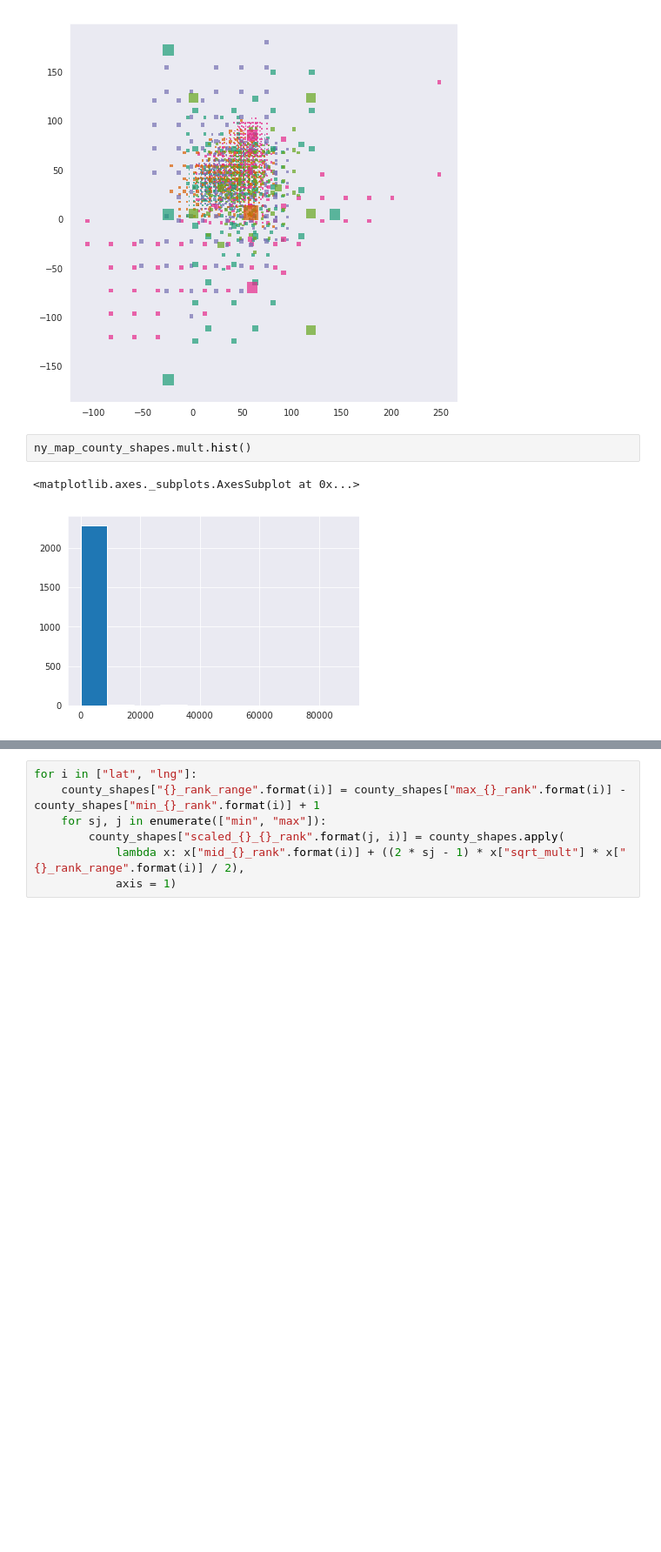
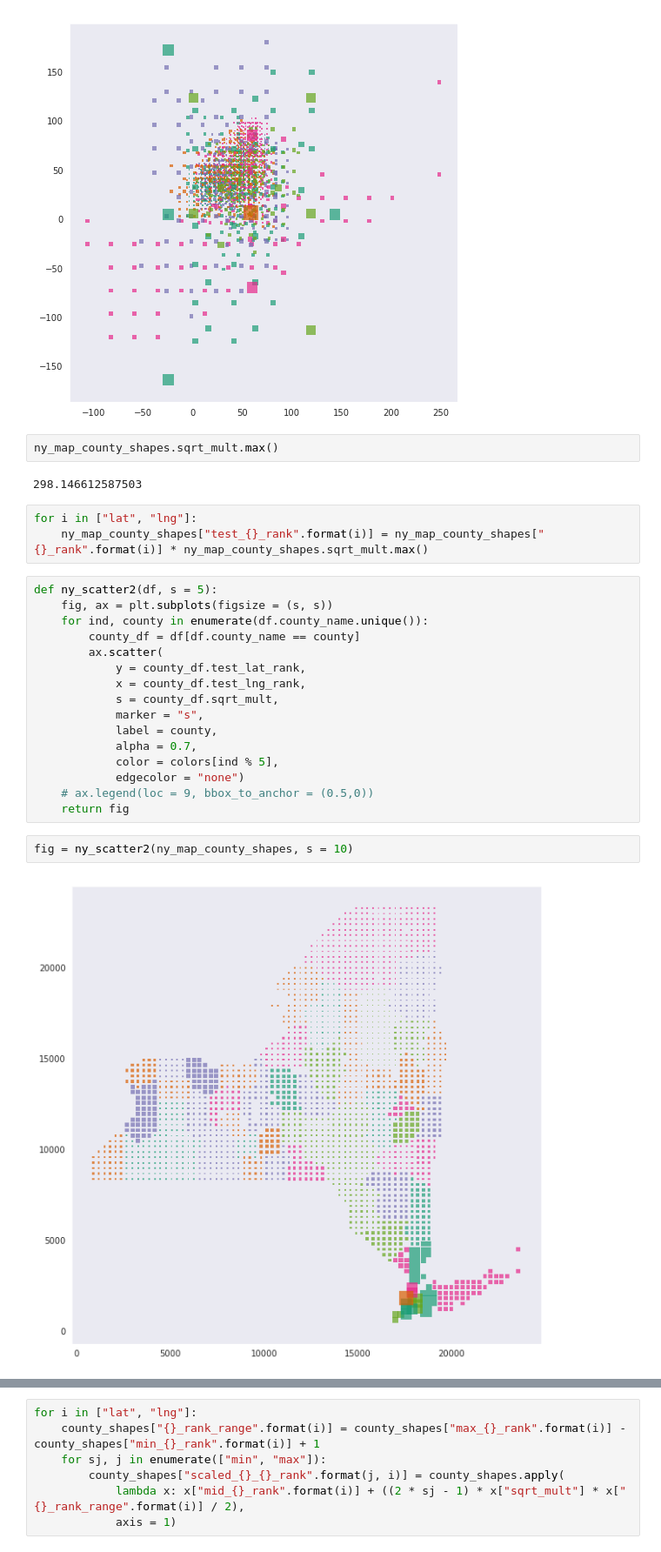
Before and after one commit to gautsi/gen-purpose-repo, a Jupyter notebook: maps/NYCountyShapes.ipynb, the cells around one changed output, grey strips where cells are left out. Shown at 87% size. Cells and saved outputs as stored; diff of their text form; blank space fills up the shorter version.

```diff
--- a/maps/NYCountyShapes.ipynb
+++ b/maps/NYCountyShapes.ipynb
@@ -167,8 +167,30 @@ fig = ny_scatter(ny_map_county_shapes[ny_map_county_shapes.nyc])
 fig = ny_scatter(ny_map_county_shapes)
 # %% [output]
 [figure]
-# %%
-ny_map_county_shapes.mult.hist()
-# %% [output]
-<matplotlib.axes._subplots.AxesSubplot at 0x...>
-[figure, removed]
+# %%
+ny_map_county_shapes.sqrt_mult.max()
+# %% [output]
+298.146612587503
+# %%
+for i in ["lat", "lng"]:
+    ny_map_county_shapes["test_{}_rank".format(i)] = ny_map_county_shapes["{}_rank".format(i)] * ny_map_county_shapes.sqrt_mult.max()
+# %%
+def ny_scatter2(df, s = 5):
+    fig, ax = plt.subplots(figsize = (s, s))
+    for ind, county in enumerate(df.county_name.unique()):
+        county_df = df[df.county_name == county]
+        ax.scatter(
+            y = county_df.test_lat_rank,
+            x = county_df.test_lng_rank,
+            s = county_df.sqrt_mult,
+            marker = "s",
+            label = county,
+            alpha = 0.7,
+            color = colors[ind % 5],
+            edgecolor = "none")
+    # ax.legend(loc = 9, bbox_to_anchor = (0.5,0))
+    return fig
+# %%
+fig = ny_scatter2(ny_map_county_shapes, s = 10)
+# %% [output]
+[figure, added]
```
Also changed, not shown: parts of 2 cells of this notebook.
